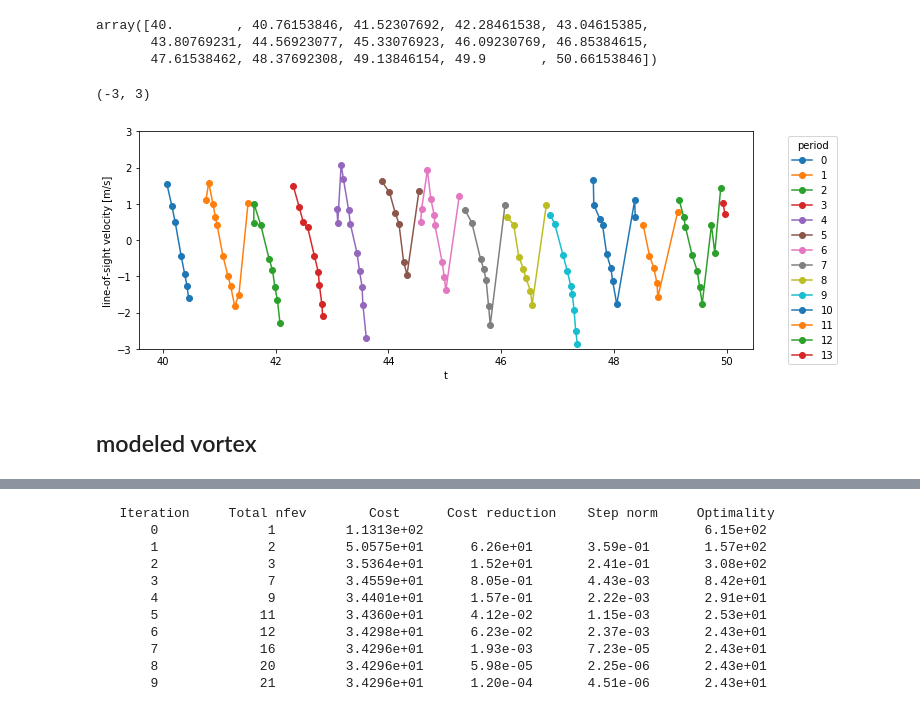
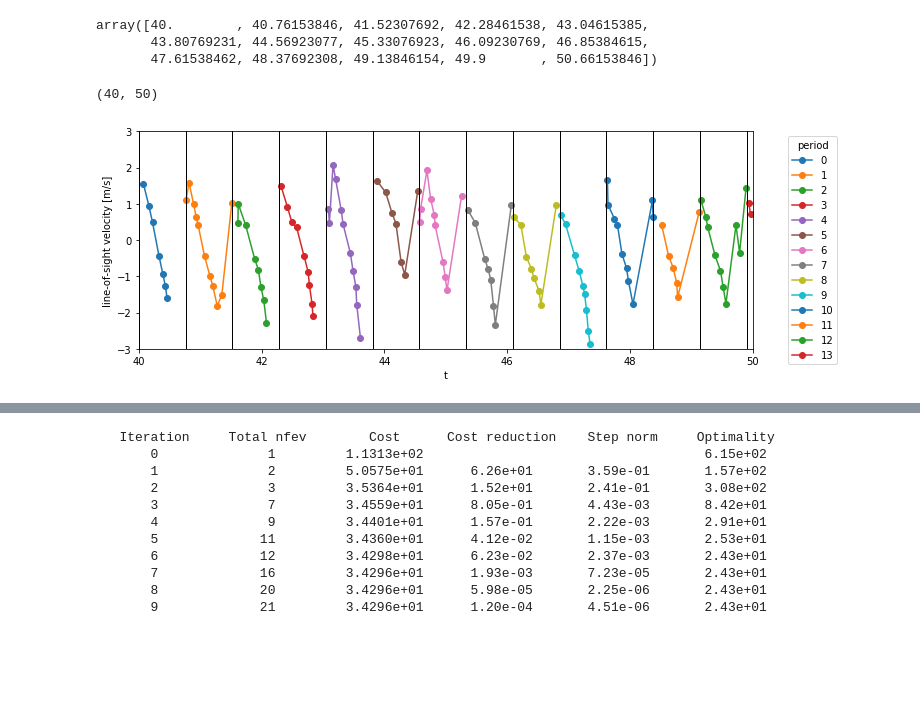
Before and after one commit to ewquon/analysis, a Jupyter notebook: WakeDynamics/V52_lidar/estimate_vortex_properties.ipynb, the cells around one changed output, grey strips where cells are left out. Saved outputs shown, nothing was run; the diff lists cells and outputs as text; code cells hidden in the pictures; blank space fills up the shorter version.

```diff
--- a/WakeDynamics/V52_lidar/estimate_vortex_properties.ipynb
+++ b/WakeDynamics/V52_lidar/estimate_vortex_properties.ipynb
@@ -74,11 +75,12 @@ df['period'] = pd.cut(df['t'], tlimits, labels=range(len(tlimits)-1))
 # %%
 fig,ax = plt.subplots(figsize=(11,4))
 df.set_index('t').pivot(columns='period')['vlos'].plot(ax=ax,marker='o')
+for ti in tlimits:
+    ax.axvline(ti,color='k',lw=1)
 ax.legend(loc='upper left',bbox_to_anchor=(1.05,1),title='period')
 ax.set_ylabel('line-of-sight velocity [m/s]')
 ax.set_ylim((-3,3))
+ax.set_xlim((tstart,tend))
 # %% [output]
-(-3, 3)
+(40, 50)
-[figure, old version]
+[figure, new version]
-# %% [markdown]
-## modeled vortex
```
Also changed, not shown: parts of 10 cells of this notebook.
